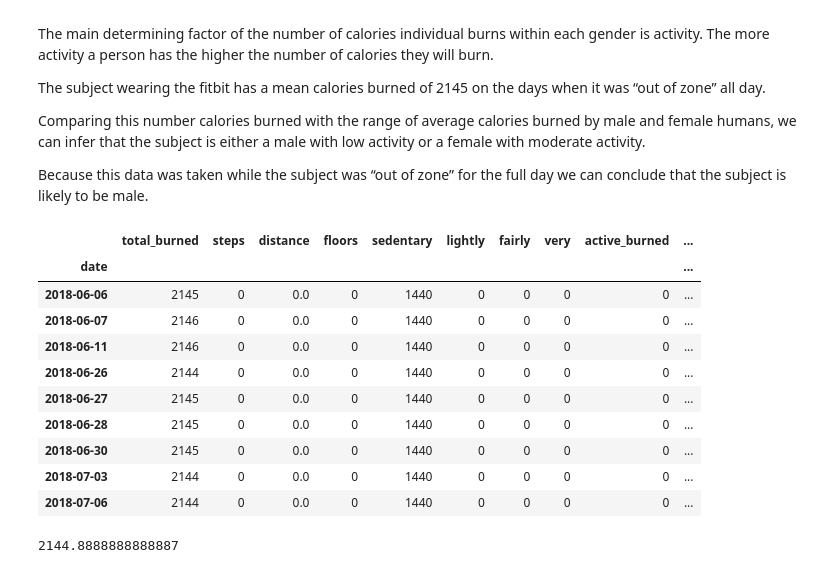
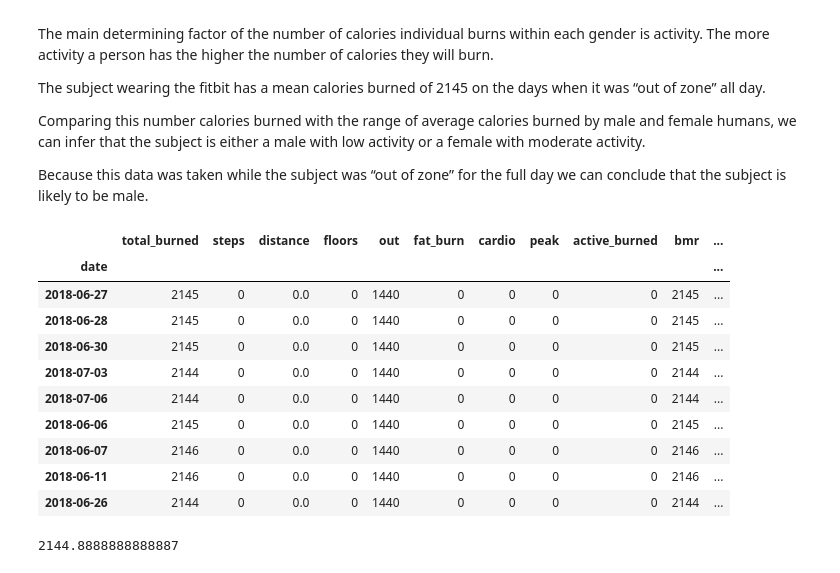
Before and after one commit to Very-Ethical/fitbit, a Jupyter notebook: Johns_fitbit_notebook.ipynb, the cells around one changed output. Cells and saved outputs as stored; diff of their text form; code cells hidden in the pictures.

```diff
--- a/Johns_fitbit_notebook.ipynb
+++ b/Johns_fitbit_notebook.ipynb
@@ -91,20 +114,20 @@ Comparing this number calories burned with the range of average calories burned
 Because this data was taken while the subject was “out of zone” for the full day we can conclude that the subject is likely to be male.
 # %%
 #Attempting to determine total calories burned at rest by looking only at the columns where "out of zone" is the only feature with a non zero value
-df1 = df[(df.sedentary > 0) & (df.lightly==0) & (df.fairly==0) & (df.very==0)]
+df1 = df[(df.out > 0) & (df.fat_burn==0) & (df.cardio==0) & (df.peak==0)]
 df1
 # %% [output]
-|  | total_burned | steps | distance | floors | sedentary | lightly | fairly | very | active_burned | ... |
-| date |  |  |  |  |  |  |  |  |  | ... |
-| 2018-06-06 | 2145 | 0 | 0.0 | 0 | 1440 | 0 | 0 | 0 | 0 | ... |
-| 2018-06-07 | 2146 | 0 | 0.0 | 0 | 1440 | 0 | 0 | 0 | 0 | ... |
-| 2018-06-11 | 2146 | 0 | 0.0 | 0 | 1440 | 0 | 0 | 0 | 0 | ... |
-| 2018-06-26 | 2144 | 0 | 0.0 | 0 | 1440 | 0 | 0 | 0 | 0 | ... |
-| 2018-06-27 | 2145 | 0 | 0.0 | 0 | 1440 | 0 | 0 | 0 | 0 | ... |
-| 2018-06-28 | 2145 | 0 | 0.0 | 0 | 1440 | 0 | 0 | 0 | 0 | ... |
-| 2018-06-30 | 2145 | 0 | 0.0 | 0 | 1440 | 0 | 0 | 0 | 0 | ... |
-| 2018-07-03 | 2144 | 0 | 0.0 | 0 | 1440 | 0 | 0 | 0 | 0 | ... |
-| 2018-07-06 | 2144 | 0 | 0.0 | 0 | 1440 | 0 | 0 | 0 | 0 | ... |
+|  | total_burned | steps | distance | floors | out | fat_burn | cardio | peak | active_burned | bmr | ... |
+| date |  |  |  |  |  |  |  |  |  |  | ... |
+| 2018-06-27 | 2145 | 0 | 0.0 | 0 | 1440 | 0 | 0 | 0 | 0 | 2145 | ... |
+| 2018-06-28 | 2145 | 0 | 0.0 | 0 | 1440 | 0 | 0 | 0 | 0 | 2145 | ... |
+| 2018-06-30 | 2145 | 0 | 0.0 | 0 | 1440 | 0 | 0 | 0 | 0 | 2145 | ... |
+| 2018-07-03 | 2144 | 0 | 0.0 | 0 | 1440 | 0 | 0 | 0 | 0 | 2144 | ... |
+| 2018-07-06 | 2144 | 0 | 0.0 | 0 | 1440 | 0 | 0 | 0 | 0 | 2144 | ... |
+| 2018-06-06 | 2145 | 0 | 0.0 | 0 | 1440 | 0 | 0 | 0 | 0 | 2145 | ... |
+| 2018-06-07 | 2146 | 0 | 0.0 | 0 | 1440 | 0 | 0 | 0 | 0 | 2146 | ... |
+| 2018-06-11 | 2146 | 0 | 0.0 | 0 | 1440 | 0 | 0 | 0 | 0 | 2146 | ... |
+| 2018-06-26 | 2144 | 0 | 0.0 | 0 | 1440 | 0 | 0 | 0 | 0 | 2144 | ... |
 # %%
 # Get mean of total calories burned in a day while subject was in 'out of zone' all day
 df1.total_burned.mean()
```
Also changed, not shown: parts of 37 cells of this notebook.
